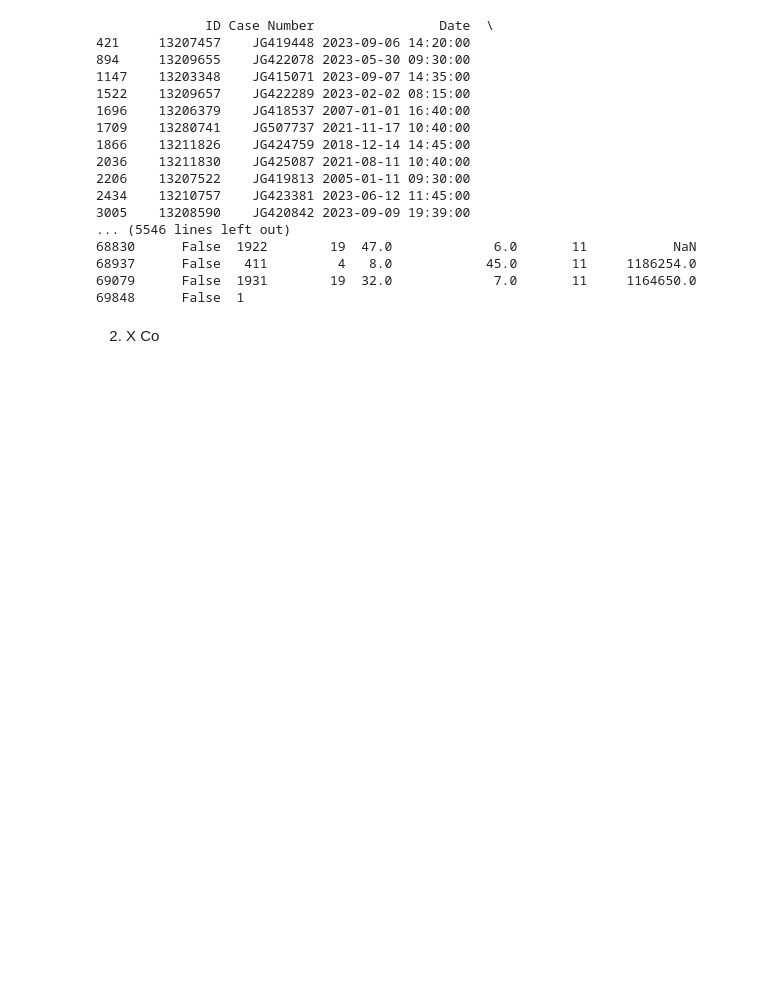
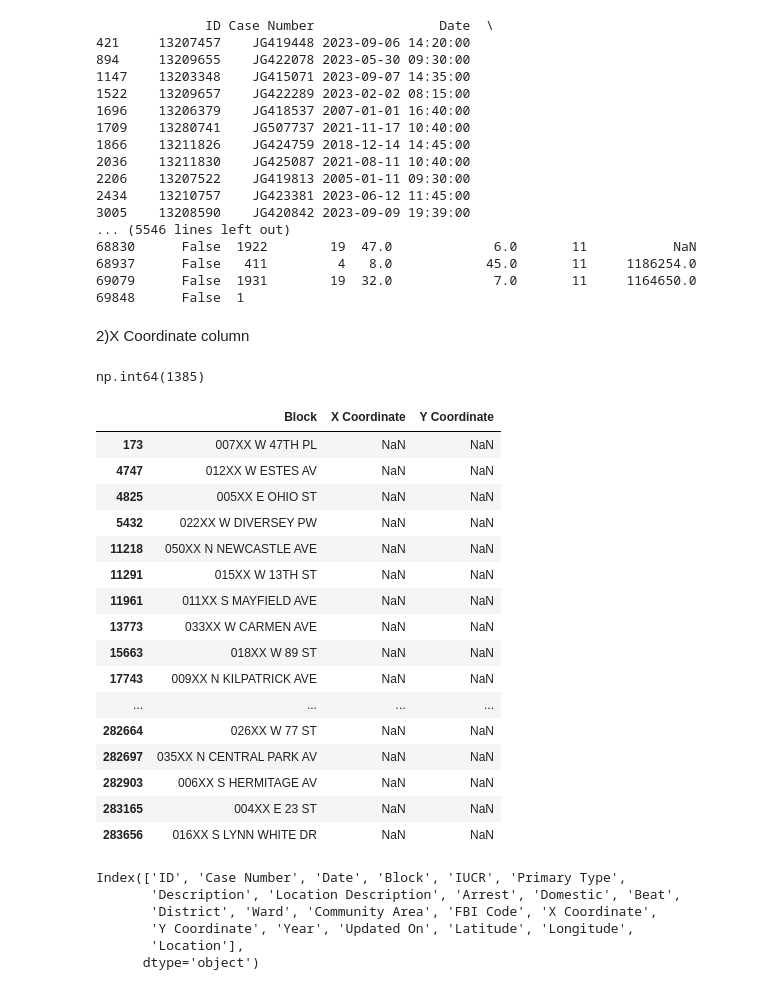
Before and after one commit to Kamalesh-Gandhi/Chicago-Crime-Analyzer, a Jupyter notebook: Data_Cleaning_Preprocessing.ipynb, the cells around one changed output. Drawn from its saved outputs; the diff is of its cells as text; code cells hidden in the pictures; blank space fills up the shorter version.

Commit message:
Add files via upload
Handling Speeling and Nulll values

```diff
--- a/Data_Cleaning_Preprocessing.ipynb
+++ b/Data_Cleaning_Preprocessing.ipynb
@@ -325,4 +464,50 @@ dd
 69079      False  1931        19  32.0             7.0       11     1164650.0
 69848      False  1
 # %% [markdown]
-2) X Co
+2)X Coordinate column
+# %%
+# Step 1: Calculate the mean X Coordinate for each Block
+block_mean = df.groupby('Block')['X Coordinate'].transform('mean')
+
+# Step 2: Fill NaN values in X Coordinate with the corresponding block mean
+df['X Coordinate'] = df['X Coordinate'].fillna(block_mean)
+# %%
+# Step 1: Calculate the mean X Coordinate for '012XX S LAKE SHORE DR NB'
+lake_shore_nb_mean = df.loc[df['Block'] == '012XX S LAKE SHORE DR NB', 'X Coordinate'].mean()
+
+# Step 2: Fill NaN values for '012XX S LAKE SHORE DR' using this mean
+df.loc[(df['Block'] == '012XX S LAKE SHORE DR') & (df['X Coordinate'].isna()), 'X Coordinate'] = lake_shore_nb_mean
+# %%
+df['X Coordinate'].isna().sum()
+# %% [output]
+np.int64(1385)
+# %%
+cc = df[df['X Coordinate'].isna()]
+cc[['Block', 'X Coordinate', 'Y Coordinate']]
+# %% [output]
+|  | Block | X Coordinate | Y Coordinate |
+| 173 | 007XX W 47TH PL | NaN | NaN |
+| 4747 | 012XX W ESTES AV | NaN | NaN |
+| 4825 | 005XX E OHIO ST | NaN | NaN |
+| 5432 | 022XX W DIVERSEY PW | NaN | NaN |
+| 11218 | 050XX N NEWCASTLE AVE | NaN | NaN |
+| 11291 | 015XX W 13TH ST | NaN | NaN |
+| 11961 | 011XX S MAYFIELD AVE | NaN | NaN |
+| 13773 | 033XX W CARMEN AVE | NaN | NaN |
+| 15663 | 018XX W 89 ST | NaN | NaN |
+| 17743 | 009XX N KILPATRICK AVE | NaN | NaN |
+| ... | ... | ... | ... |
+| 282664 | 026XX W 77 ST | NaN | NaN |
+| 282697 | 035XX N CENTRAL PARK AV | NaN | NaN |
+| 282903 | 006XX S HERMITAGE AV | NaN | NaN |
+| 283165 | 004XX E 23 ST | NaN | NaN |
+| 283656 | 016XX S LYNN WHITE DR | NaN | NaN |
+# %%
+df.columns
+# %% [output]
+Index(['ID', 'Case Number', 'Date', 'Block', 'IUCR', 'Primary Type',
+       'Description', 'Location Description', 'Arrest', 'Domestic', 'Beat',
+       'District', 'Ward', 'Community Area', 'FBI Code', 'X Coordinate',
+       'Y Coordinate', 'Year', 'Updated On', 'Latitude', 'Longitude',
+       'Location'],
+      dtype='object')
```
Also changed, not shown: parts of 6 cells of this notebook.
